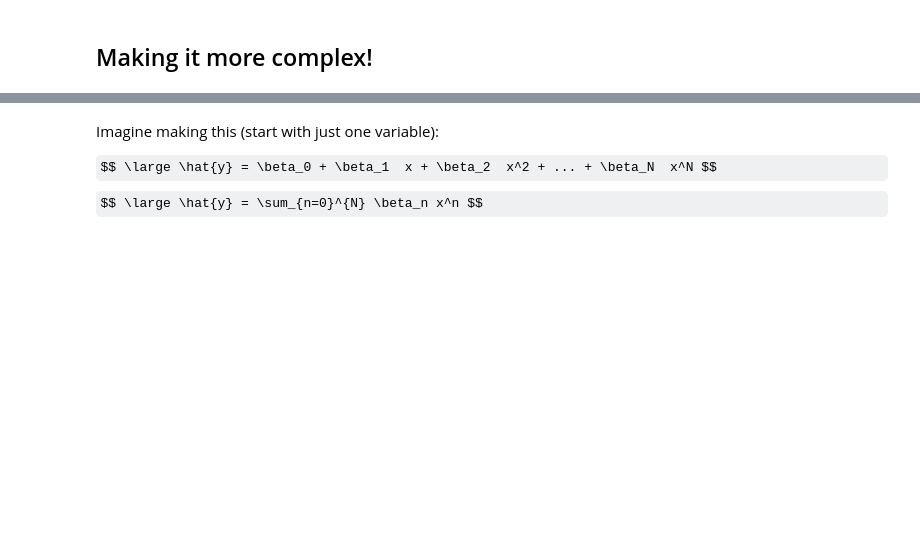
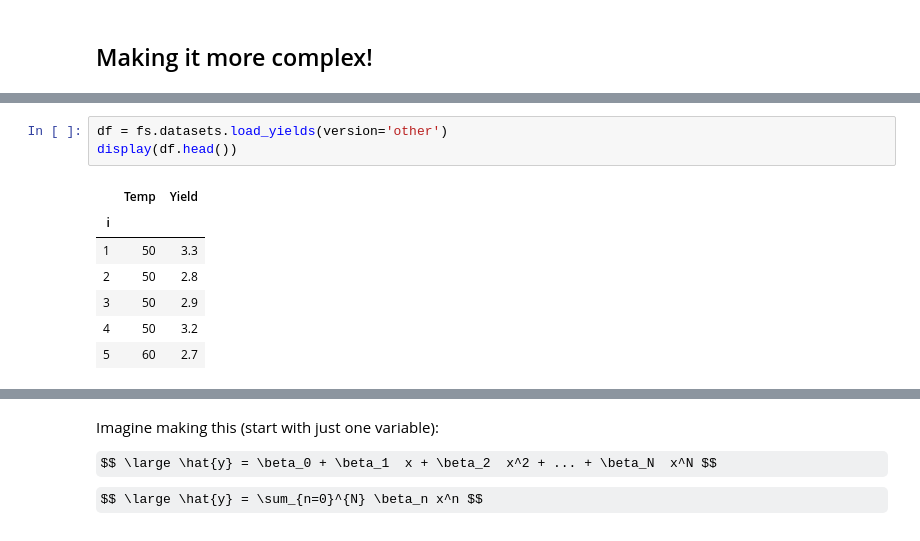
Before and after one commit to jirvingphd/fsds_pt_100719_cohort_notes, a Jupyter notebook: Sect_20_v2.1_ExtensionsToLinearModels_SG.ipynb, the cells around one changed output, grey strips where cells are left out. Saved outputs shown, nothing was run; the diff lists cells and outputs as text; some formulas as TeX source; blank space fills up the shorter version.

```diff
--- a/Sect_20_v2.1_ExtensionsToLinearModels_SG.ipynb
+++ b/Sect_20_v2.1_ExtensionsToLinearModels_SG.ipynb
@@ -169,0 +146,11 @@ $$ \large \hat{y} = \sum_{n=0}^{N} w_n x_n $$
+# %%
+df = fs.datasets.load_yields(version='other')
+display(df.head())
+# %% [output]
+|  | Temp | Yield |
+| i |  |  |
+| 1 | 50 | 3.3 |
+| 2 | 50 | 2.8 |
+| 3 | 50 | 2.9 |
+| 4 | 50 | 3.2 |
+| 5 | 60 | 2.7 |
```
Also changed, not shown: parts of 27 cells of this notebook.
